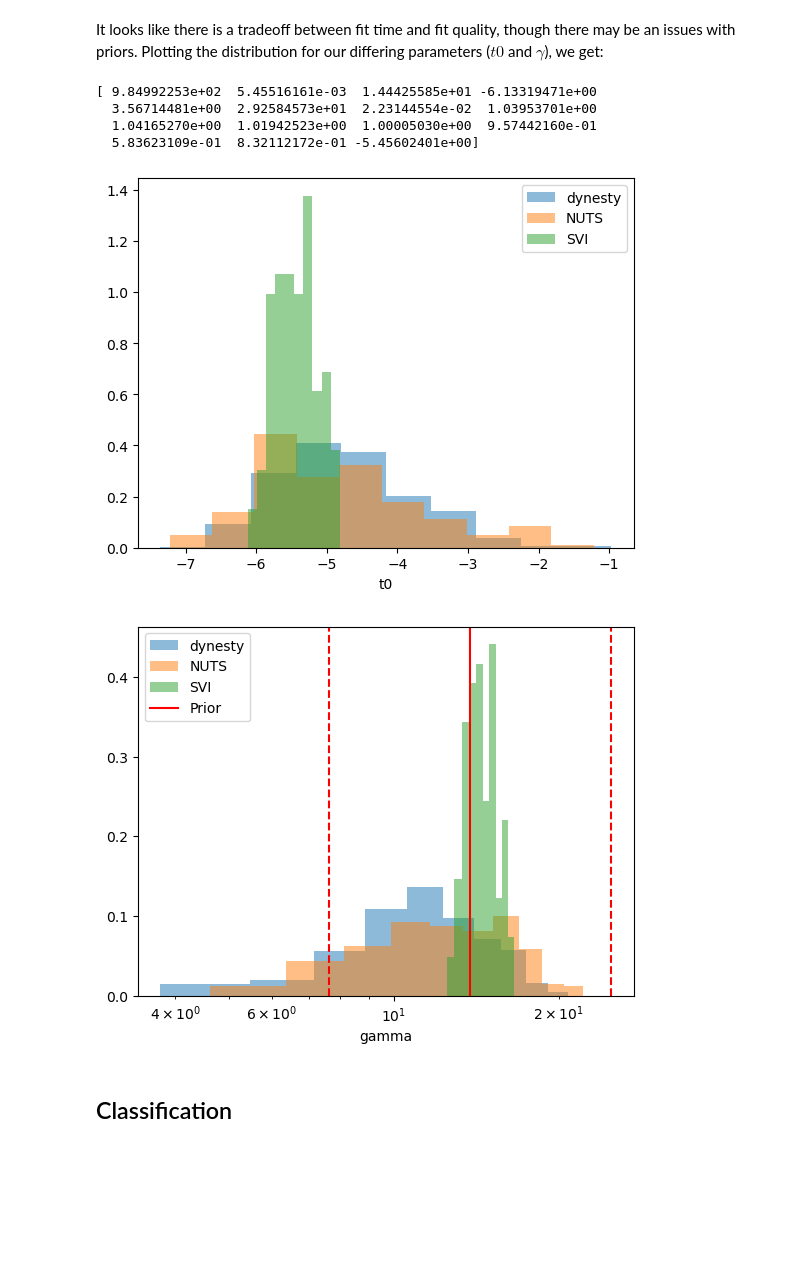
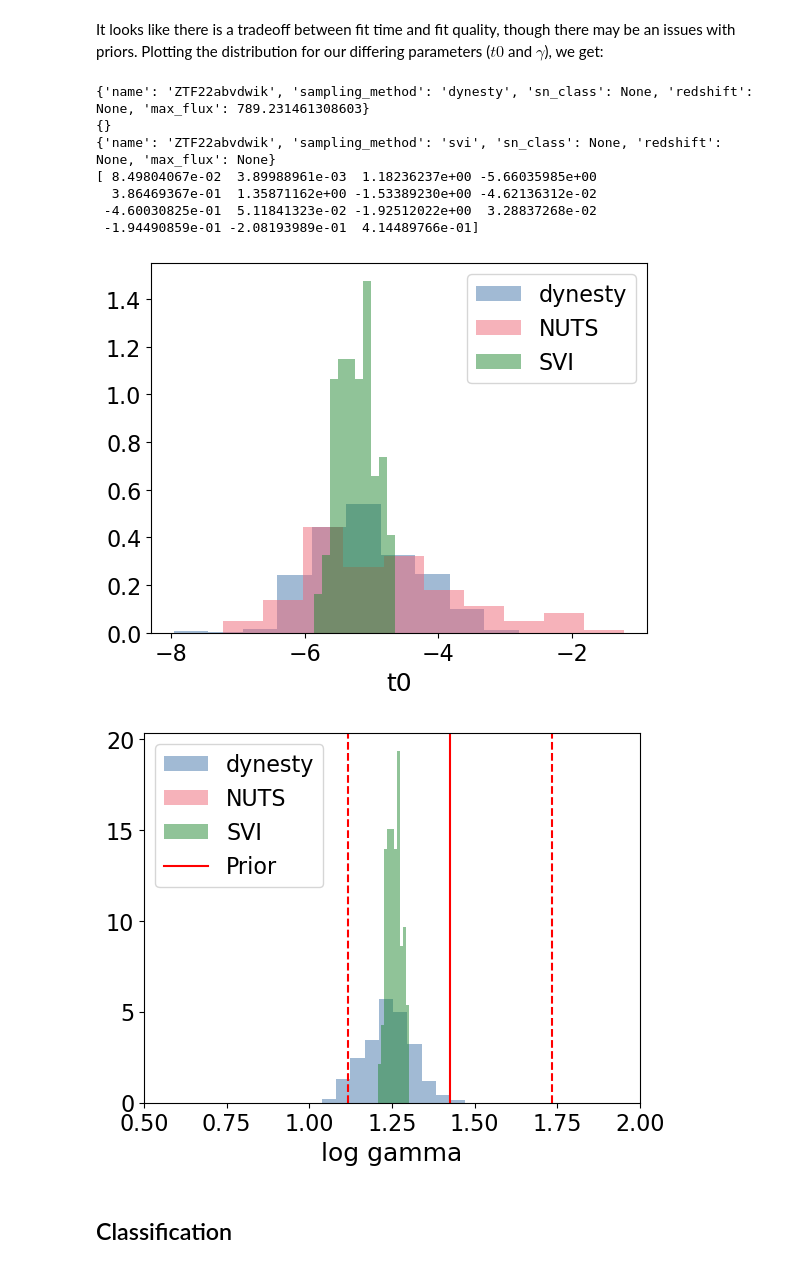
Before and after one commit to VTDA-Group/superphot-plus, a Jupyter notebook: docs/notebooks/tutorial.ipynb, the cells around one changed output. Drawn from its saved outputs; the diff is of its cells as text; code cells hidden in the pictures; blank space fills up the shorter version.

```diff
--- a/docs/notebooks/tutorial.ipynb
+++ b/docs/notebooks/tutorial.ipynb
@@ -184,27 +197,37 @@ display.Image(os.path.join(OUTPUT_DIR, test_sn + "_svi.png"))
 # %% [markdown]
 It looks like there is a tradeoff between fit time and fit quality, though there may be an issues with priors. Plotting the distribution for our differing parameters ($t0$ and $\gamma$), we get:
 # %%
-params_dynesty = np.load(os.path.join(OUTPUT_DIR, test_sn + "_eqwt_dynesty.npz"))["arr_0"]
-# print(params_dynesty[:,-1])
+from superphot_plus.file_utils import get_posterior_samples
+
+params_dynesty = get_posterior_samples(
+    test_sn, fits_dir=OUTPUT_DIR, sampler='dynesty'
+)[0]
+params_NUTS = get_posterior_samples(
+    test_sn, fits_dir=OUTPUT_DIR, sampler='NUTS'
+)[0]
+params_svi = get_posterior_samples(
+    test_sn, fits_dir=OUTPUT_DIR, sampler='svi'
+)[0]
 print(params_dynesty[0])
-params_NUTS = np.load(os.path.join(OUTPUT_DIR, test_sn + "_eqwt_NUTS.npz"))["arr_0"]
-params_svi = np.load(os.path.join(OUTPUT_DIR, test_sn + "_eqwt_svi.npz"))["arr_0"]
 
 t0_idx = 3
 gamma_idx = 2
 
 plt.hist(params_dynesty[:, t0_idx], alpha=0.5, label="dynesty", density=True)
 plt.hist(params_NUTS[:, t0_idx], alpha=0.5, label="NUTS", density=True)
 plt.hist(params_svi[:, t0_idx], alpha=0.5, label="SVI", density=True)
 plt.xlabel("t0")
 plt.legend()
 plt.show()
 # %% [output]
-[ 9.84992253e+02  5.45516161e-03  1.44425585e+01 -6.13319471e+00
-  3.56714481e+00  2.92584573e+01  2.23144554e-02  1.03953701e+00
-  1.04165270e+00  1.01942523e+00  1.00005030e+00  9.57442160e-01
-  5.83623109e-01  8.32112172e-01 -5.45602401e+00]
+{'name': 'ZTF22abvdwik', 'sampling_method': 'dynesty', 'sn_class': None, 'redshift': None, 'max_flux': 789.231461308603}
+{}
+{'name': 'ZTF22abvdwik', 'sampling_method': 'svi', 'sn_class': None, 'redshift': None, 'max_flux': None}
+[ 8.49804067e-02  3.89988961e-03  1.18236237e+00 -5.66035985e+00
+  3.86469367e-01  1.35871162e+00 -1.53389230e+00 -4.62136312e-02
+ -4.60030825e-01  5.11841323e-02 -1.92512022e+00  3.28837268e-02
+ -1.94490859e-01 -2.08193989e-01  4.14489766e-01]
-[figure, old version]
+[figure, new version]
 # %%
 from superphot_plus.surveys.surveys import Survey
 
@@ -215,15 +238,15 @@ PRIOR_GAMMA = r_priors.gamma
 plt.hist(params_dynesty[:, gamma_idx], alpha=0.5, label="dynesty", density=True)
 plt.hist(params_NUTS[:, gamma_idx], alpha=0.5, label="NUTS", density=True)
 plt.hist(params_svi[:, gamma_idx], alpha=0.5, label="SVI", density=True)
-plt.axvline(10**PRIOR_GAMMA.mean, c="r", label="Prior")
-plt.axvline(10 ** (PRIOR_GAMMA.mean + PRIOR_GAMMA.std), c="r", linestyle="dashed")
-plt.axvline(10 ** (PRIOR_GAMMA.mean - PRIOR_GAMMA.std), c="r", linestyle="dashed")
-plt.xlabel("gamma")
+plt.axvline(PRIOR_GAMMA.mean, c="r", label="Prior")
+plt.axvline(PRIOR_GAMMA.mean + PRIOR_GAMMA.std, c="r", linestyle="dashed")
+plt.axvline(PRIOR_GAMMA.mean - PRIOR_GAMMA.std, c="r", linestyle="dashed")
+plt.xlabel("log gamma")
+plt.xlim((0.5, 2))
 plt.legend()
-plt.xscale("log")
 plt.show()
 # %% [output]
-[figure, old version]
+[figure, new version]
 # %% [markdown]
 ## Classification
 # %% [markdown]
```
Also changed, not shown: parts of 8 cells of this notebook, 8 other files.
